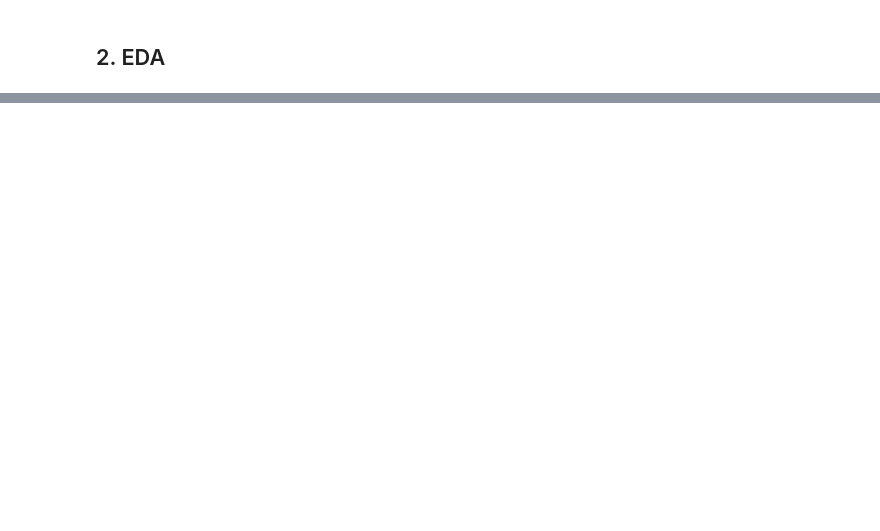
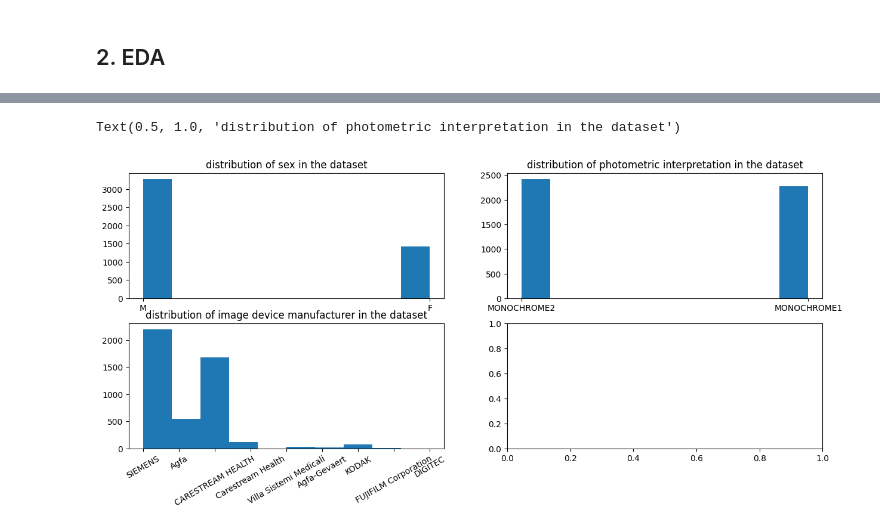
Before and after one commit to adcollin/COVID-detection-from-XRay, a Jupyter notebook: Data/Brixia/Brixia_EDA.ipynb, the cells around one changed output, grey strips where cells are left out. Cells and saved outputs as stored; diff of their text form; code cells hidden in the pictures; blank space fills up the shorter version.

Commit message:
metadata correlation done

```diff
--- a/Data/Brixia/Brixia_EDA.ipynb
+++ b/Data/Brixia/Brixia_EDA.ipynb
@@ -51,0 +113,7 @@ df_train = np.load(preprocessed_path)
+# %%
+## relationship between variables, meta data
+
+#numerical data
+metadata_path = os.path.join(root,"Brixia/Brixia_metadata_global_v2.csv")
+df_metadata = pd.read_csv(metadata_path, delimiter=";")
+print(df_metadata.describe().transpose()[["min", "max", "mean", "std"]])
@@ -51,0 +129,16 @@ df_train = np.load(preprocessed_path)
+# %%
+#categorical data
+fig, axs = plt.subplots(2, 2, figsize=(15, 6))
+axs = axs.flatten()
+axs[0].hist(df_metadata['Sex'])
+axs[0].set_title("distribution of sex in the dataset")
+
+axs[2].hist(df_metadata['Manufacturer'])
+axs[2].tick_params(axis="x", rotation=30)
+axs[2].set_title("distribution of image device manufacturer in the dataset")
+
+axs[1].hist(df_metadata['PhotometricInterpretation'])
+axs[1].set_title("distribution of photometric interpretation in the dataset")
+# %% [output]
+Text(0.5, 1.0, 'distribution of photometric interpretation in the dataset')
+[figure, added]
```
Also changed, not shown: parts of 8 cells of this notebook, 4 other files.
